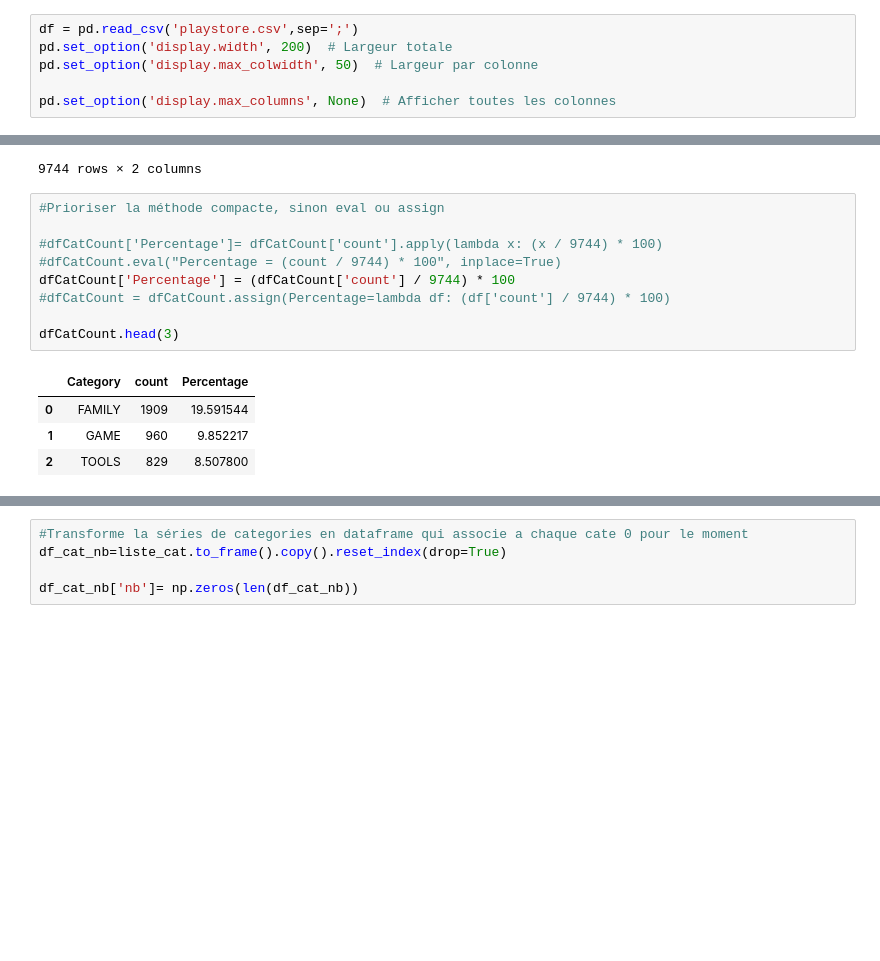
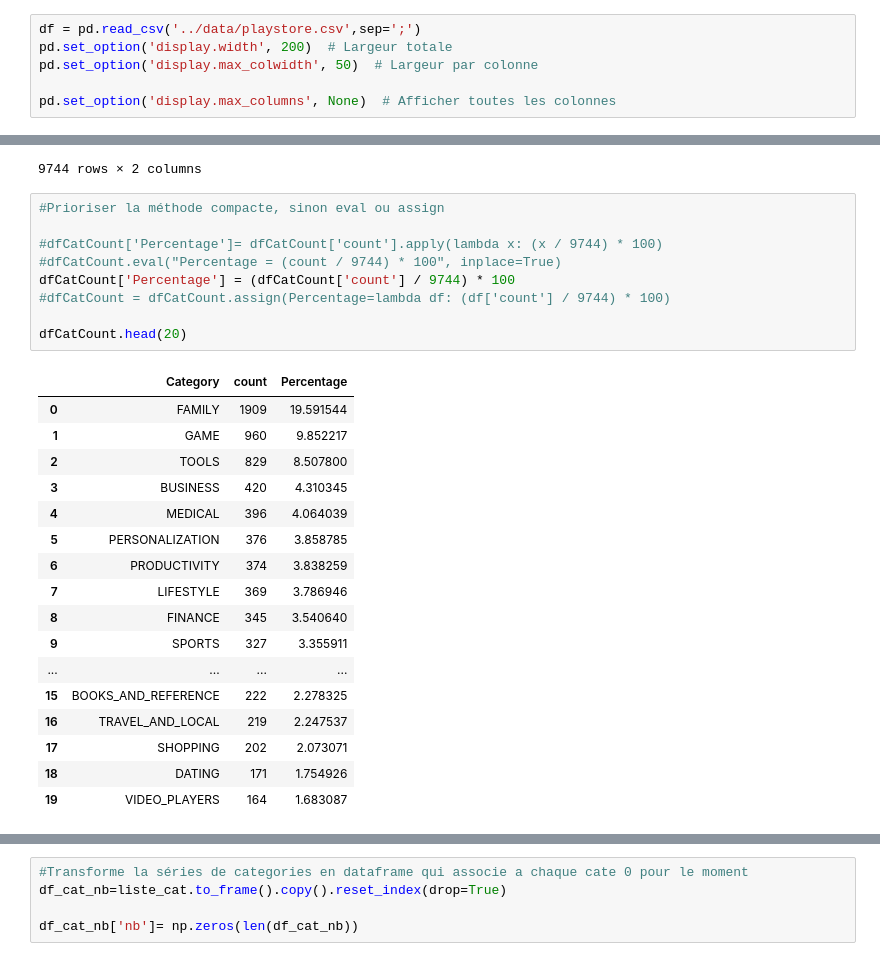
Before and after one commit to ElyGith/playstore, a Jupyter notebook: notebook/playstore_q1.ipynb, the cells around one changed output, grey strips where cells are left out. Drawn from its saved outputs; the diff is of its cells as text; blank space fills up the shorter version.

```diff
--- a/notebook/playstore_q1.ipynb
+++ b/notebook/playstore_q1.ipynb
@@ -3,7 +3,7 @@ import pandas as pd
 import numpy as np
 import matplotlib.pyplot as plt
 # %%
-df = pd.read_csv('playstore.csv',sep=';')
+df = pd.read_csv('../data/playstore.csv',sep=';')
 pd.set_option('display.width', 200)  # Largeur totale
 pd.set_option('display.max_colwidth', 50)  # Largeur par colonne
 
@@ -227,17 +223,30 @@ dfAppCatClean
 # %%
 #Prioriser la méthode compacte, sinon eval ou assign
 
 #dfCatCount['Percentage']= dfCatCount['count'].apply(lambda x: (x / 9744) * 100)
 #dfCatCount.eval("Percentage = (count / 9744) * 100", inplace=True)
 dfCatCount['Percentage'] = (dfCatCount['count'] / 9744) * 100
 #dfCatCount = dfCatCount.assign(Percentage=lambda df: (df['count'] / 9744) * 100)
 
-dfCatCount.head(3)
+dfCatCount.head(20)
 # %% [output]
 |  | Category | count | Percentage |
 | 0 | FAMILY | 1909 | 19.591544 |
 | 1 | GAME | 960 | 9.852217 |
 | 2 | TOOLS | 829 | 8.507800 |
+| 3 | BUSINESS | 420 | 4.310345 |
+| 4 | MEDICAL | 396 | 4.064039 |
+| 5 | PERSONALIZATION | 376 | 3.858785 |
+| 6 | PRODUCTIVITY | 374 | 3.838259 |
+| 7 | LIFESTYLE | 369 | 3.786946 |
+| 8 | FINANCE | 345 | 3.540640 |
+| 9 | SPORTS | 327 | 3.355911 |
+| ... | ... | ... | ... |
+| 15 | BOOKS_AND_REFERENCE | 222 | 2.278325 |
+| 16 | TRAVEL_AND_LOCAL | 219 | 2.247537 |
+| 17 | SHOPPING | 202 | 2.073071 |
+| 18 | DATING | 171 | 1.754926 |
+| 19 | VIDEO_PLAYERS | 164 | 1.683087 |
 # %%
 dfCatCount.set_index('Category')['Percentage'].plot(kind='pie', autopct='%1.1f%%', title="Répartition des catégories")
 plt.ylabel("")  # Pour supprimer le label de l'axe
```
Also changed, not shown: parts of 9 cells of this notebook, 15 other files.
